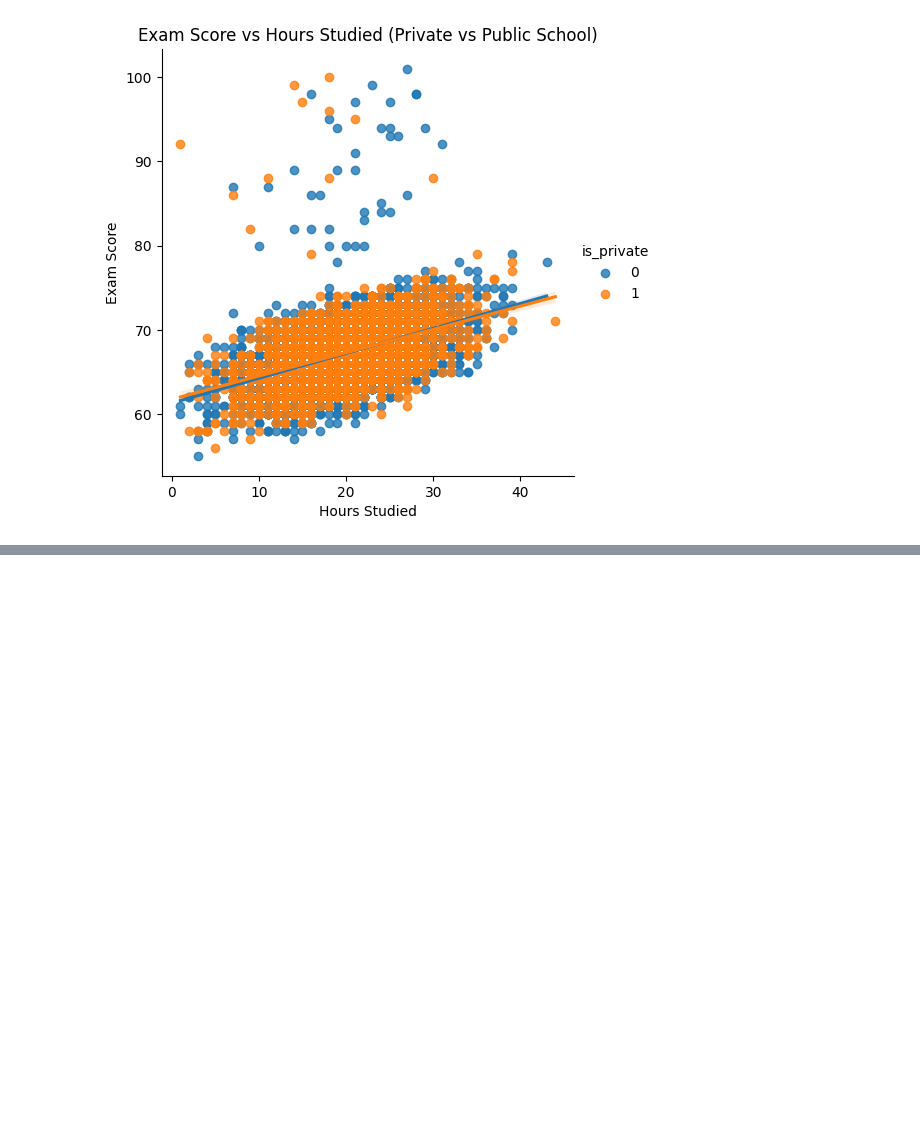
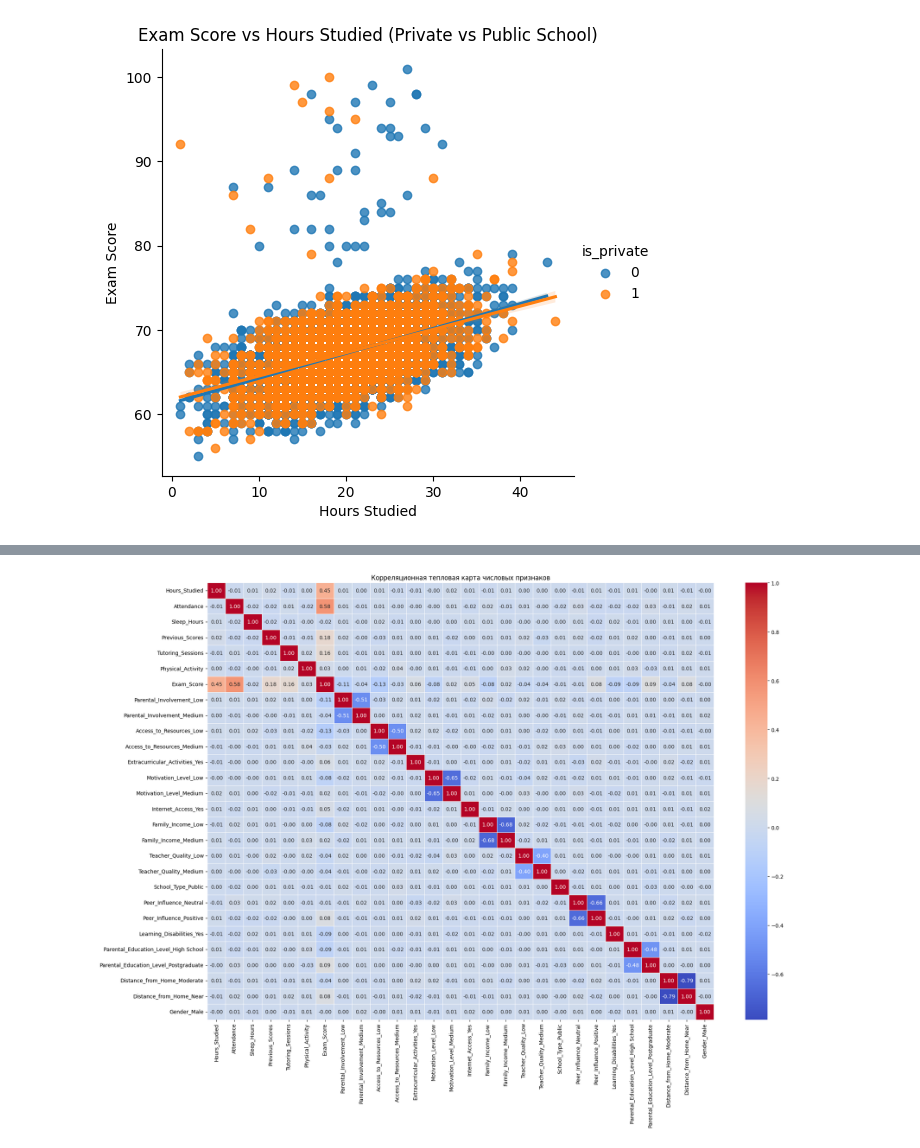
Before and after one commit to alex-s2222/DS, a Jupyter notebook: bigData/FixVariable/FixVariable.ipynb, the cells around one changed output, grey strips where cells are left out. Saved outputs shown, nothing was run; the diff lists cells and outputs as text; code cells hidden in the pictures; blank space fills up the shorter version.

Commit message:
add: correlation matrix

```diff
--- a/bigData/FixVariable/FixVariable.ipynb
+++ b/bigData/FixVariable/FixVariable.ipynb
@@ -160,0 +166,11 @@ plt.show()
+# %%
+# Преобразуем категориальные признаки в бинарные векторы с помощью one-hot encoding
+categorical_df = df.select_dtypes(include=['object'])
+encoded_df = pd.get_dummies(categorical_df, drop_first=True)
+encoded_df = encoded_df.replace({True: 1, False: 0})
+
+
+
+# Объединяем обратно с числовыми признаками
+final_df = pd.concat([df.select_dtypes(include=['int64']), encoded_df], axis=1)
+final_df
@@ -160,0 +191,12 @@ plt.show()
+# %%
+numeric_df = final_df.select_dtypes(include=['int64'])
+
+correlation_matrix = numeric_df.corr()
+
+plt.figure(figsize=(20, 15))
+sns.heatmap(correlation_matrix, annot=True, cmap='coolwarm', fmt=".2f", linewidths=0.5)
+plt.title('Корреляционная тепловая карта числовых признаков')
+plt.tight_layout()
+plt.show()
+# %% [output]
+[figure, added]
```
Also changed, not shown: parts of 7 cells of this notebook.
